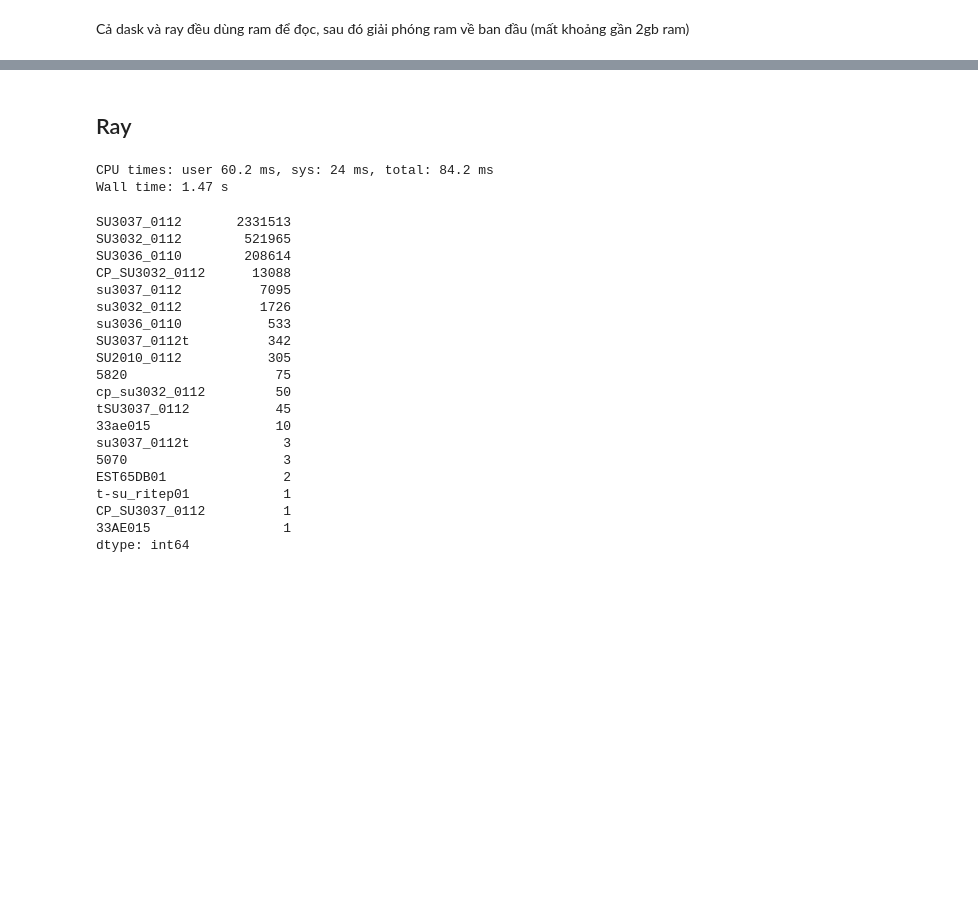
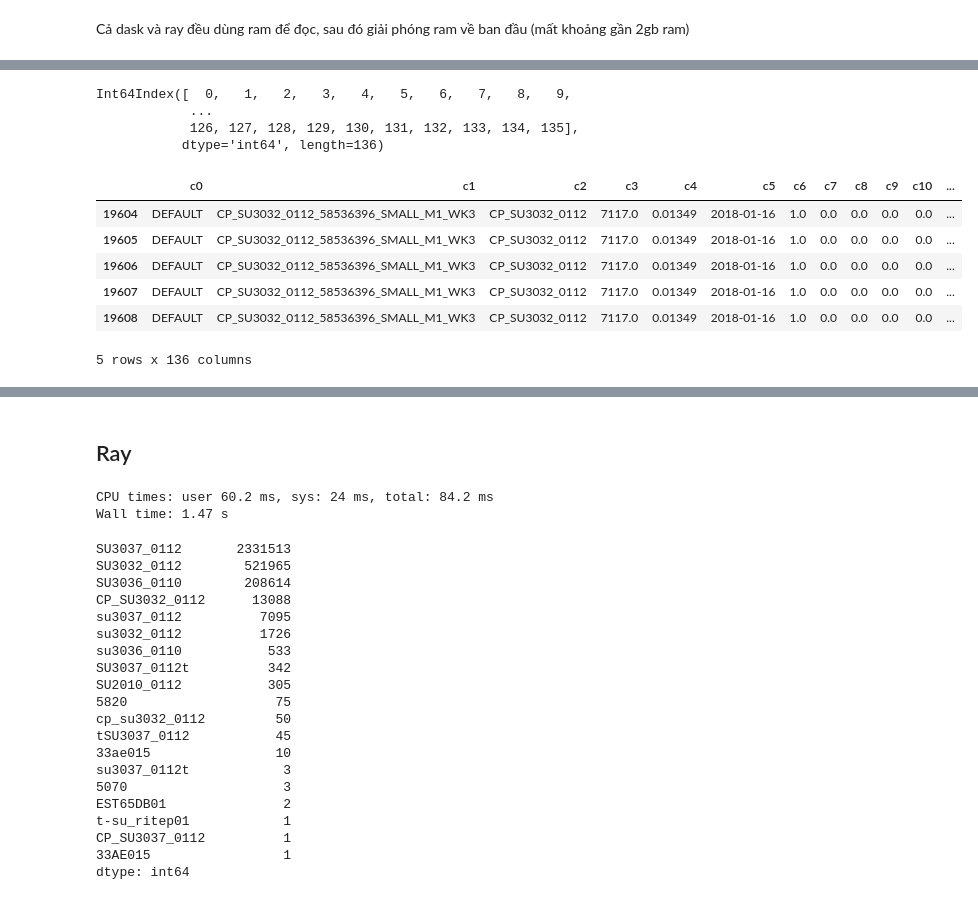
Before and after one commit to duybluemind1988/Data-science, a Jupyter notebook: Sonion/Compare_all_bigdata_method.ipynb, the cells around one changed output, grey strips where cells are left out. Drawn from its saved outputs; the diff is of its cells as text; code cells hidden in the pictures; blank space fills up the shorter version.

```diff
--- a/Sonion/Compare_all_bigdata_method.ipynb
+++ b/Sonion/Compare_all_bigdata_method.ipynb
@@ -126,0 +143,19 @@ RayTaskError: ignored
+# %%
+df_product_dask.columns
+# %% [output]
+Int64Index([  0,   1,   2,   3,   4,   5,   6,   7,   8,   9,
+            ...
+            126, 127, 128, 129, 130, 131, 132, 133, 134, 135],
+           dtype='int64', length=136)
+# %%
+df_product_dask.columns = ['c' + str(col)  for col in df_product_dask.columns]
+# %%
+df_product_dask.head()
+# %% [output]
+|  | c0 | c1 | c2 | c3 | c4 | c5 | c6 | c7 | c8 | c9 | c10 | ... |
+| 19604 | DEFAULT | CP_SU3032_0112_58536396_SMALL_M1_WK3 | CP_SU3032_0112 | 7117.0 | 0.01349 | 2018-01-16 | 1.0 | 0.0 | 0.0 | 0.0 | 0.0 | ... |
+| 19605 | DEFAULT | CP_SU3032_0112_58536396_SMALL_M1_WK3 | CP_SU3032_0112 | 7117.0 | 0.01349 | 2018-01-16 | 1.0 | 0.0 | 0.0 | 0.0 | 0.0 | ... |
+| 19606 | DEFAULT | CP_SU3032_0112_58536396_SMALL_M1_WK3 | CP_SU3032_0112 | 7117.0 | 0.01349 | 2018-01-16 | 1.0 | 0.0 | 0.0 | 0.0 | 0.0 | ... |
+| 19607 | DEFAULT | CP_SU3032_0112_58536396_SMALL_M1_WK3 | CP_SU3032_0112 | 7117.0 | 0.01349 | 2018-01-16 | 1.0 | 0.0 | 0.0 | 0.0 | 0.0 | ... |
+| 19608 | DEFAULT | CP_SU3032_0112_58536396_SMALL_M1_WK3 | CP_SU3032_0112 | 7117.0 | 0.01349 | 2018-01-16 | 1.0 | 0.0 | 0.0 | 0.0 | 0.0 | ... |
+5 rows x 136 columns
```
Also changed, not shown: parts of 28 cells of this notebook.
